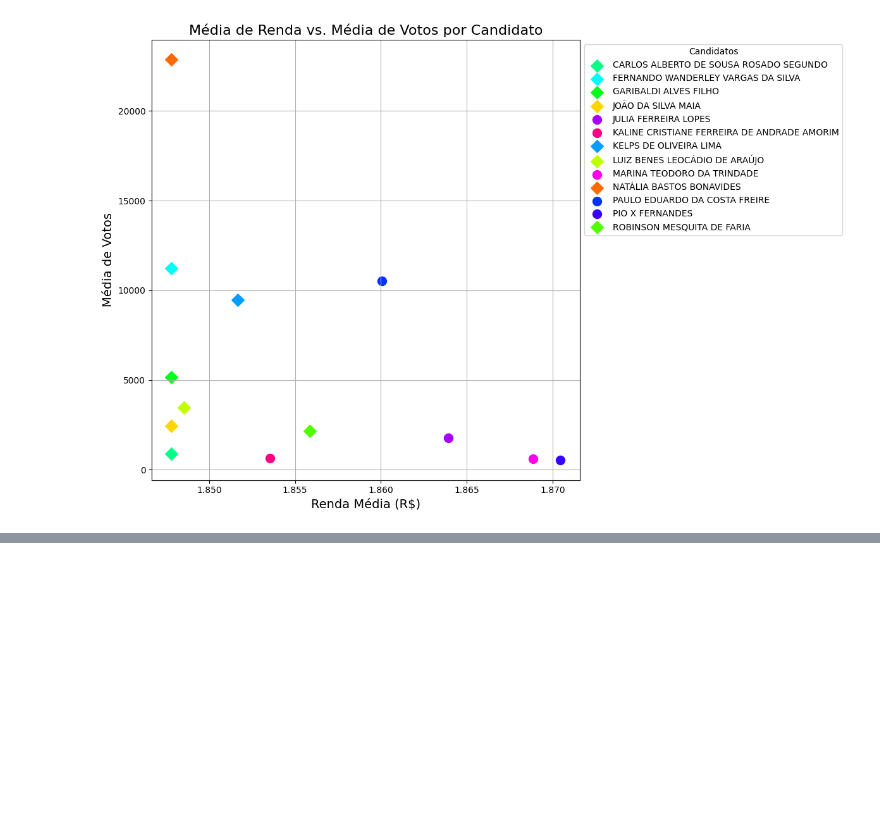
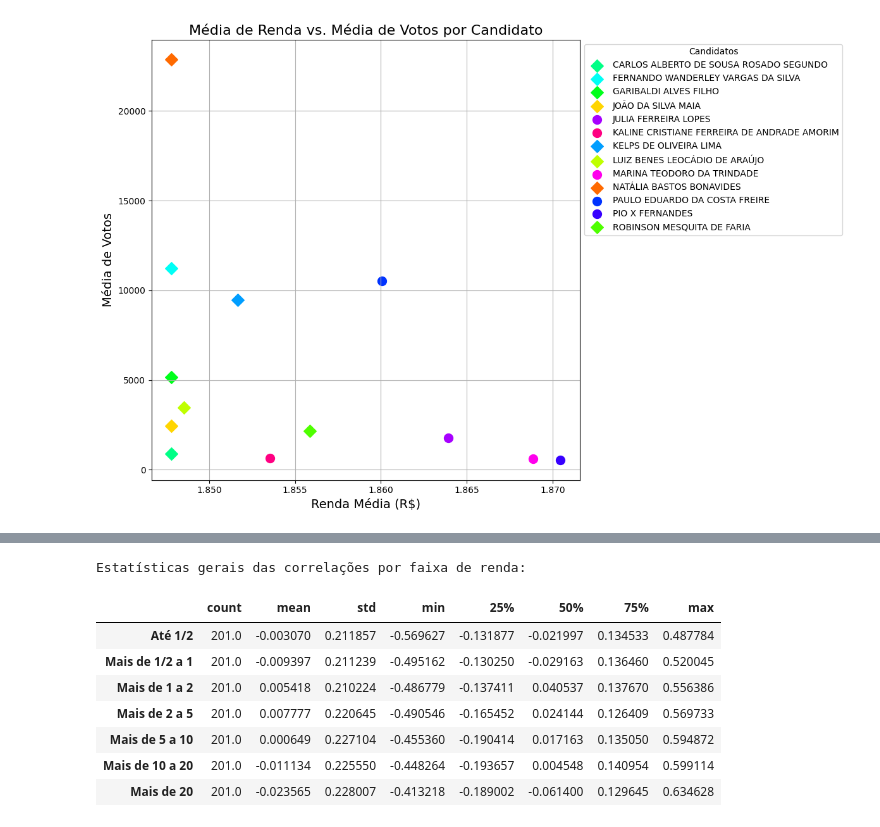
Before and after one commit to Adgmariz/dados_eleitorais_espacialiazados, a Jupyter notebook: dados_eleitorais.ipynb, the cells around one changed output, grey strips where cells are left out. Drawn from its saved outputs; the diff is of its cells as text; code cells hidden in the pictures; blank space fills up the shorter version.

```diff
--- a/dados_eleitorais.ipynb
+++ b/dados_eleitorais.ipynb
@@ -474,0 +642,32 @@ ValueError: invalid literal for int() with base 10: 'None'
+# %%
+# Identify the correct columns for the income ranges in the merged DataFrame
+income_columns = [
+    col for col in df_merged.columns if any(
+        faixa in col for faixa in ['Até 1/2', 'Mais de 1/2 a 1', 'Mais de 1 a 2',
+                                   'Mais de 2 a 5', 'Mais de 5 a 10', 'Mais de 10 a 20', 'Mais de 20']
+    )
+]
+
+# Ensure we're only using one set of columns (e.g., '_x' or '_y')
+# Assuming '_x' contains the relevant data; adjust if needed
+income_columns = [col for col in income_columns if col.endswith('_x')]
+
+# Rename the columns to remove suffixes for consistency
+df_merged.rename(columns={col: col.rstrip('_x') for col in income_columns}, inplace=True)
+
+# Filter the income columns for further processing
+faixas_renda = [col.rstrip('_x') for col in income_columns]
+
+# Ensure there are no missing values in these columns
+df_merged[faixas_renda] = df_merged[faixas_renda].fillna(0)
+
+# Calculate correlations between vote totals and income ranges
+df_corr = df_merged.groupby('NM_VOTAVEL').apply(
+    lambda group: pd.Series({
+        faixa: group['QT_VOTOS'].corr(group[faixa])
+        for faixa in faixas_renda
+    })
+).reset_index()
+
+# Rename columns for better readability
+df_corr.columns = ['NM_VOTAVEL'] + faixas_renda
@@ -474,0 +695,15 @@ ValueError: invalid literal for int() with base 10: 'None'
+# %%
+# Calcular estatísticas gerais para análise de correlação
+cor_stats = df_corr[faixas_renda].describe().transpose()
+print("Estatísticas gerais das correlações por faixa de renda:")
+cor_stats
+# %% [output]
+Estatísticas gerais das correlações por faixa de renda:
+|  | count | mean | std | min | 25% | 50% | 75% | max |
+| Até 1/2 | 201.0 | -0.003070 | 0.211857 | -0.569627 | -0.131877 | -0.021997 | 0.134533 | 0.487784 |
+| Mais de 1/2 a 1 | 201.0 | -0.009397 | 0.211239 | -0.495162 | -0.130250 | -0.029163 | 0.136460 | 0.520045 |
+| Mais de 1 a 2 | 201.0 | 0.005418 | 0.210224 | -0.486779 | -0.137411 | 0.040537 | 0.137670 | 0.556386 |
+| Mais de 2 a 5 | 201.0 | 0.007777 | 0.220645 | -0.490546 | -0.165452 | 0.024144 | 0.126409 | 0.569733 |
+| Mais de 5 a 10 | 201.0 | 0.000649 | 0.227104 | -0.455360 | -0.190414 | 0.017163 | 0.135050 | 0.594872 |
+| Mais de 10 a 20 | 201.0 | -0.011134 | 0.225550 | -0.448264 | -0.193657 | 0.004548 | 0.140954 | 0.599114 |
+| Mais de 20 | 201.0 | -0.023565 | 0.228007 | -0.413218 | -0.189002 | -0.061400 | 0.129645 | 0.634628 |
```
Also changed, not shown: parts of 15 cells of this notebook, 2 other files.
